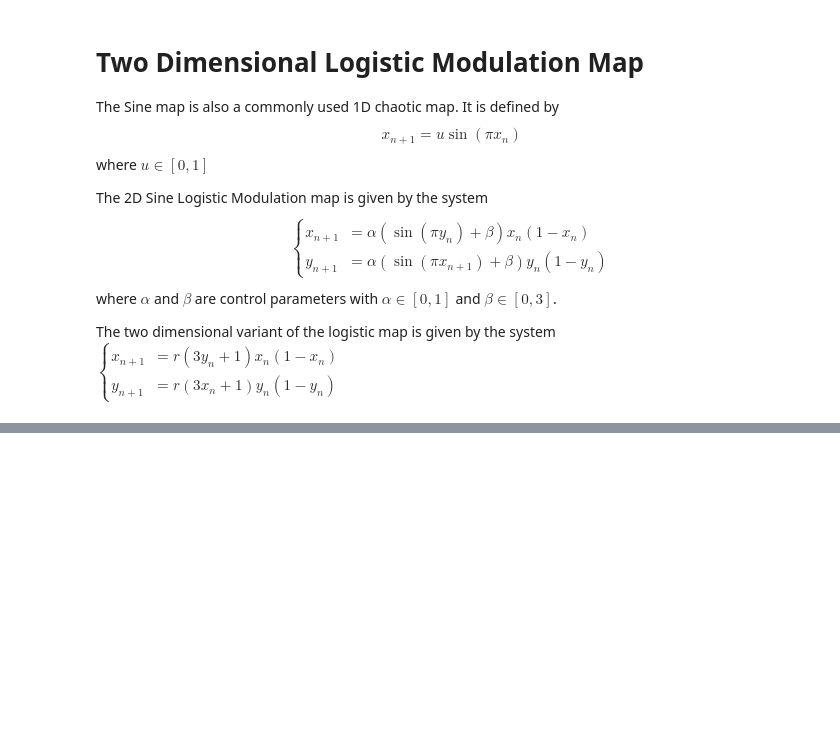
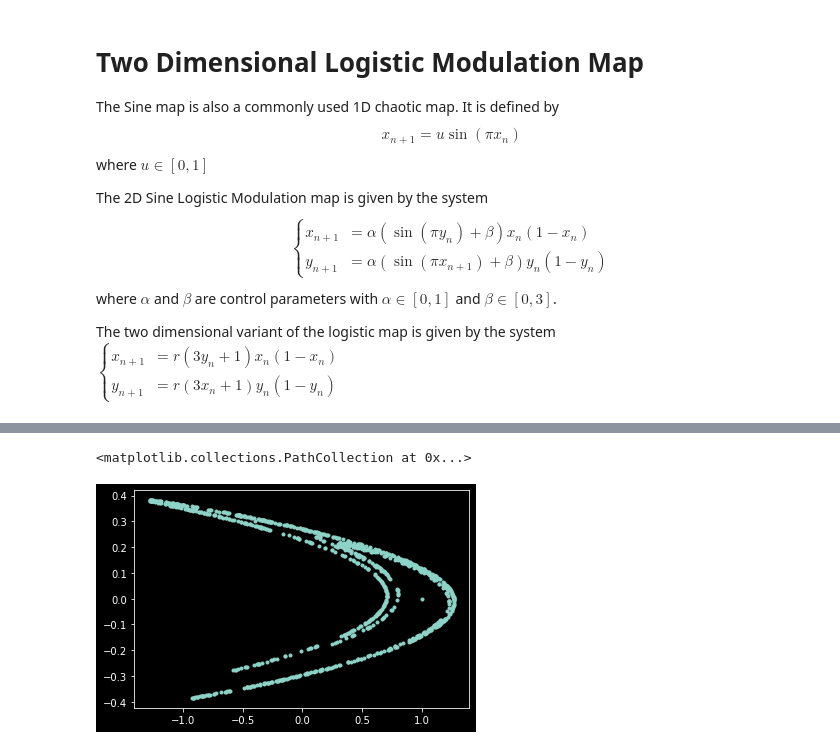
Before and after one commit to awnonbhowmik/IFS-Test, a Jupyter notebook: IFS.ipynb, the cells around one changed output, grey strips where cells are left out. Drawn from its saved outputs; the diff is of its cells as text; code cells hidden in the pictures; blank space fills up the shorter version.

```diff
--- a/IFS.ipynb
+++ b/IFS.ipynb
@@ -102,0 +175,23 @@ fig.savefig('2d_modulation.png', dpi=100)
+# %%
+def Henon(a,b,x0,y0,iter):
+    x,y=[],[]
+
+    for i in range(iter):
+        x_new=1-a*x0**2+y0
+        y_new=b*x0
+
+        x.append(x_new)
+        y.append(y_new)
+
+        x0,y0=x_new,y_new
+
+    return x,y
+
+a,b,x0,y0=1.4,0.3,0,0
+x,y=Henon(a,b,x0,y0,1000)
+
+
+plt.scatter(x,y,marker='.')
+# %% [output]
+<matplotlib.collections.PathCollection at 0x...>
+[figure, added]
```
Also changed, not shown: parts of 5 cells of this notebook, 3 other files.
